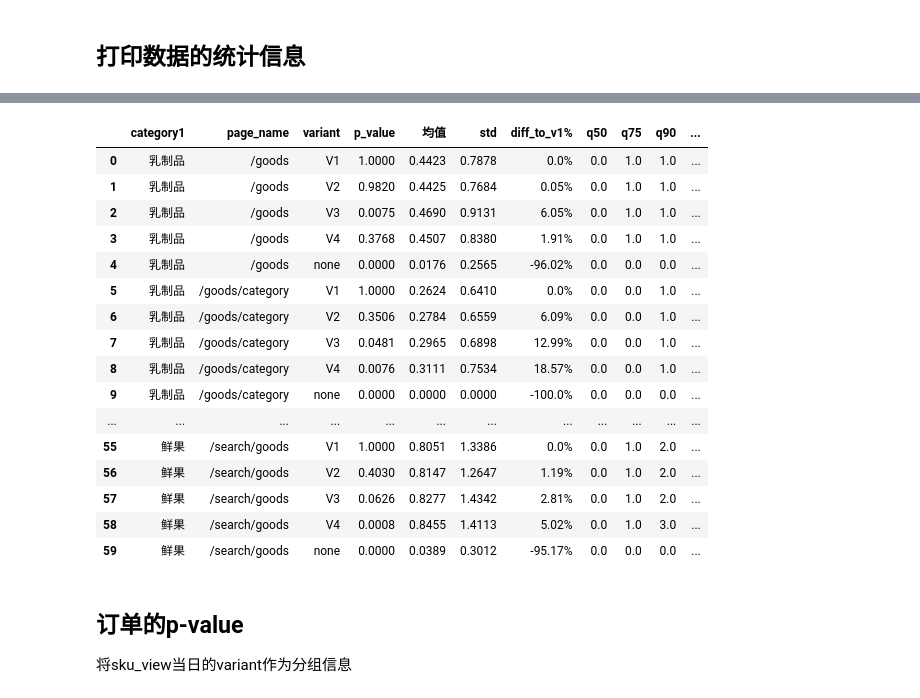
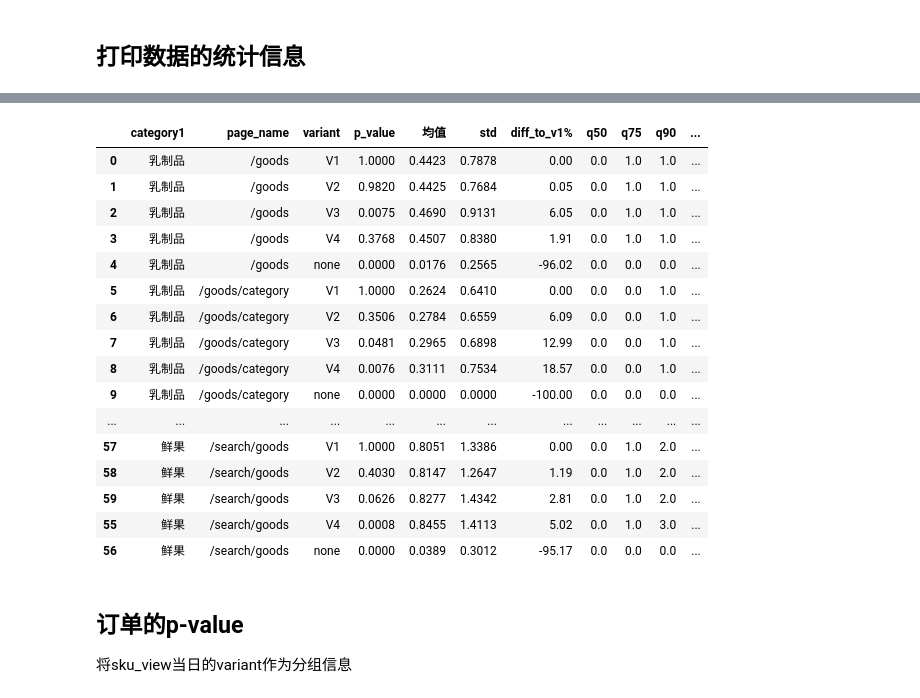
Before and after one commit to chrisptang/aliyun-devops, a Jupyter notebook: AB实验全量后数据分析.ipynb, the cells around one changed output, grey strips where cells are left out. Cells and saved outputs as stored; diff of their text form; code cells hidden in the pictures.

```diff
--- a/AB实验全量后数据分析.ipynb
+++ b/AB实验全量后数据分析.ipynb
@@ -408,7 +502,7 @@ def calculate_p_values(
             stats = {
                 "均值": round(test.mean(), 4),
                 "std": round(test.std(), 4),
-                "diff_to_v1%": f"{round(100.00*(test.mean() - control_avg) / control_avg,2)}%",
+                "diff_to_v1%": round(100.00*(test.mean() - control_avg) / control_avg,2),
                 "q50": test.quantile(0.5),
                 "q75": test.quantile(0.75),
                 "q90": test.quantile(0.9),
@@ -465,10 +559,23 @@ def calculate_p_values(
 # %%
 # Calculate p-values
 p_values_df = calculate_p_values(
-    analytics_df[(analytics_df["event_date"] <= "20241020")&(analytics_df["added_quantity"] <= 50)], metric="added_quantity"
+    analytics_df[
+        (analytics_df["event_date"] <= "20241020")
+        & (analytics_df["added_quantity"] <= 50)
+    ],
+    metric="added_quantity",
 )
 
-# View the results
-p_values_df.to_html(f"./data/分页面的SKU加购件数p-value分布-{p_values_df.iloc[0]['日期范围']}.html")
+p_values_df.sort_values(by=["category1", "page_name", "variant"],inplace=True)
+title = f"分页面的SKU加购件数p-value分布-{p_values_df.iloc[0]['日期范围']}"
+
+html_content = dataframe_to_html(df=p_values_df, title=title)
+file_path = f"./data/{title}.html"
+
+# 保存HTML到本地文件：
+with open(file_path, "w", encoding="utf-8") as f:
+    f.write(html_content)
+
+print(f"写入HTML成功！{file_path}")
 p_values_df
 # %% [output]
@@ -492,30 +600,38 @@ p_values_df
 # %%
 # Calculate p-values
 p_values_added_times_df = calculate_p_values(
-    analytics_df[(analytics_df["event_date"] <= "20241020")&(analytics_df["added_quantity"] <= 50)], metric="added_times"
+    analytics_df[
+        (analytics_df["event_date"] <= "20241020")
+        & (analytics_df["added_quantity"] <= 50)
+    ],
+    metric="added_times",
 )
 
-# Save the dataframe into an HTML document
-p_values_added_times_df.to_html(f"./data/分页面的加购次数p-value分布-{p_values_added_times_df.iloc[0]['日期范围']}.html")
+title = f"分页面的加购次数p-value分布-{p_values_added_times_df.iloc[0]['日期范围']}"
+p_values_added_times_df.sort_values(by=["category1", "page_name", "variant"],inplace=True)
+
+html_content = dataframe_to_html(df=p_values_added_times_df, title=title)
+file_path = f"./data/{title}.html"
+p_values_added_times_df.to_html(f"./data/{title}.html")
 display(p_values_added_times_df)
 # %% [output]
 |  | category1 | page_name | variant | p_value | 均值 | std | diff_to_v1% | q50 | q75 | q90 | ... |
-| 0 | 乳制品 | /goods | V1 | 1.0000 | 0.4423 | 0.7878 | 0.0% | 0.0 | 1.0 | 1.0 | ... |
-| 1 | 乳制品 | /goods | V2 | 0.9820 | 0.4425 | 0.7684 | 0.05% | 0.0 | 1.0 | 1.0 | ... |
-| 2 | 乳制品 | /goods | V3 | 0.0075 | 0.4690 | 0.9131 | 6.05% | 0.0 | 1.0 | 1.0 | ... |
-| 3 | 乳制品 | /goods | V4 | 0.3768 | 0.4507 | 0.8380 | 1.91% | 0.0 | 1.0 | 1.0 | ... |
-| 4 | 乳制品 | /goods | none | 0.0000 | 0.0176 | 0.2565 | -96.02% | 0.0 | 0.0 | 0.0 | ... |
-| 5 | 乳制品 | /goods/category | V1 | 1.0000 | 0.2624 | 0.6410 | 0.0% | 0.0 | 0.0 | 1.0 | ... |
-| 6 | 乳制品 | /goods/category | V2 | 0.3506 | 0.2784 | 0.6559 | 6.09% | 0.0 | 0.0 | 1.0 | ... |
-| 7 | 乳制品 | /goods/category | V3 | 0.0481 | 0.2965 | 0.6898 | 12.99% | 0.0 | 0.0 | 1.0 | ... |
-| 8 | 乳制品 | /goods/category | V4 | 0.0076 | 0.3111 | 0.7534 | 18.57% | 0.0 | 0.0 | 1.0 | ... |
-| 9 | 乳制品 | /goods/category | none | 0.0000 | 0.0000 | 0.0000 | -100.0% | 0.0 | 0.0 | 0.0 | ... |
+| 0 | 乳制品 | /goods | V1 | 1.0000 | 0.4423 | 0.7878 | 0.00 | 0.0 | 1.0 | 1.0 | ... |
+| 1 | 乳制品 | /goods | V2 | 0.9820 | 0.4425 | 0.7684 | 0.05 | 0.0 | 1.0 | 1.0 | ... |
+| 2 | 乳制品 | /goods | V3 | 0.0075 | 0.4690 | 0.9131 | 6.05 | 0.0 | 1.0 | 1.0 | ... |
+| 3 | 乳制品 | /goods | V4 | 0.3768 | 0.4507 | 0.8380 | 1.91 | 0.0 | 1.0 | 1.0 | ... |
+| 4 | 乳制品 | /goods | none | 0.0000 | 0.0176 | 0.2565 | -96.02 | 0.0 | 0.0 | 0.0 | ... |
+| 5 | 乳制品 | /goods/category | V1 | 1.0000 | 0.2624 | 0.6410 | 0.00 | 0.0 | 0.0 | 1.0 | ... |
+| 6 | 乳制品 | /goods/category | V2 | 0.3506 | 0.2784 | 0.6559 | 6.09 | 0.0 | 0.0 | 1.0 | ... |
+| 7 | 乳制品 | /goods/category | V3 | 0.0481 | 0.2965 | 0.6898 | 12.99 | 0.0 | 0.0 | 1.0 | ... |
+| 8 | 乳制品 | /goods/category | V4 | 0.0076 | 0.3111 | 0.7534 | 18.57 | 0.0 | 0.0 | 1.0 | ... |
+| 9 | 乳制品 | /goods/category | none | 0.0000 | 0.0000 | 0.0000 | -100.00 | 0.0 | 0.0 | 0.0 | ... |
 | ... | ... | ... | ... | ... | ... | ... | ... | ... | ... | ... | ... |
-| 55 | 鲜果 | /search/goods | V1 | 1.0000 | 0.8051 | 1.3386 | 0.0% | 0.0 | 1.0 | 2.0 | ... |
-| 56 | 鲜果 | /search/goods | V2 | 0.4030 | 0.8147 | 1.2647 | 1.19% | 0.0 | 1.0 | 2.0 | ... |
-| 57 | 鲜果 | /search/goods | V3 | 0.0626 | 0.8277 | 1.4342 | 2.81% | 0.0 | 1.0 | 2.0 | ... |
-| 58 | 鲜果 | /search/goods | V4 | 0.0008 | 0.8455 | 1.4113 | 5.02% | 0.0 | 1.0 | 3.0 | ... |
-| 59 | 鲜果 | /search/goods | none | 0.0000 | 0.0389 | 0.3012 | -95.17% | 0.0 | 0.0 | 0.0 | ... |
+| 57 | 鲜果 | /search/goods | V1 | 1.0000 | 0.8051 | 1.3386 | 0.00 | 0.0 | 1.0 | 2.0 | ... |
+| 58 | 鲜果 | /search/goods | V2 | 0.4030 | 0.8147 | 1.2647 | 1.19 | 0.0 | 1.0 | 2.0 | ... |
+| 59 | 鲜果 | /search/goods | V3 | 0.0626 | 0.8277 | 1.4342 | 2.81 | 0.0 | 1.0 | 2.0 | ... |
+| 55 | 鲜果 | /search/goods | V4 | 0.0008 | 0.8455 | 1.4113 | 5.02 | 0.0 | 1.0 | 3.0 | ... |
+| 56 | 鲜果 | /search/goods | none | 0.0000 | 0.0389 | 0.3012 | -95.17 | 0.0 | 0.0 | 0.0 | ... |
 # %% [markdown]
 ## 订单的p-value
 
```
Also changed, not shown: parts of 4 cells of this notebook, 1 other file.
